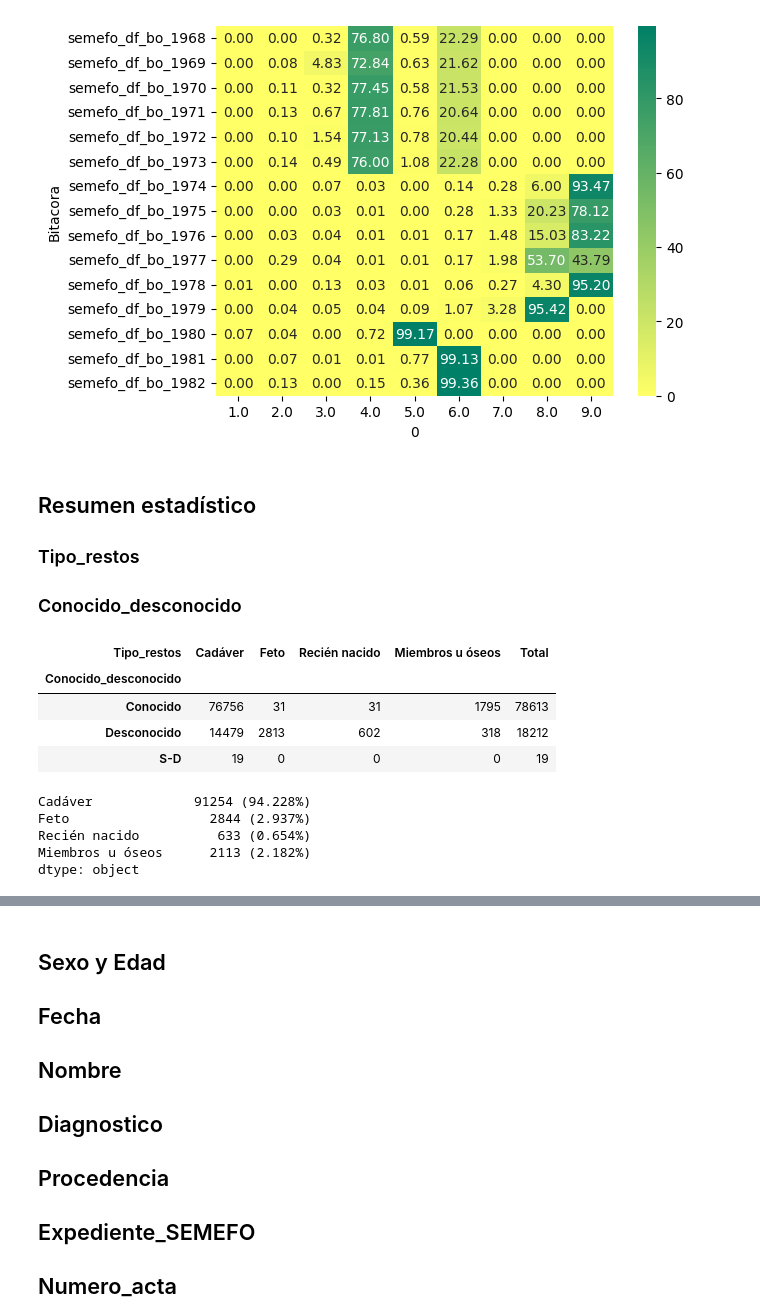
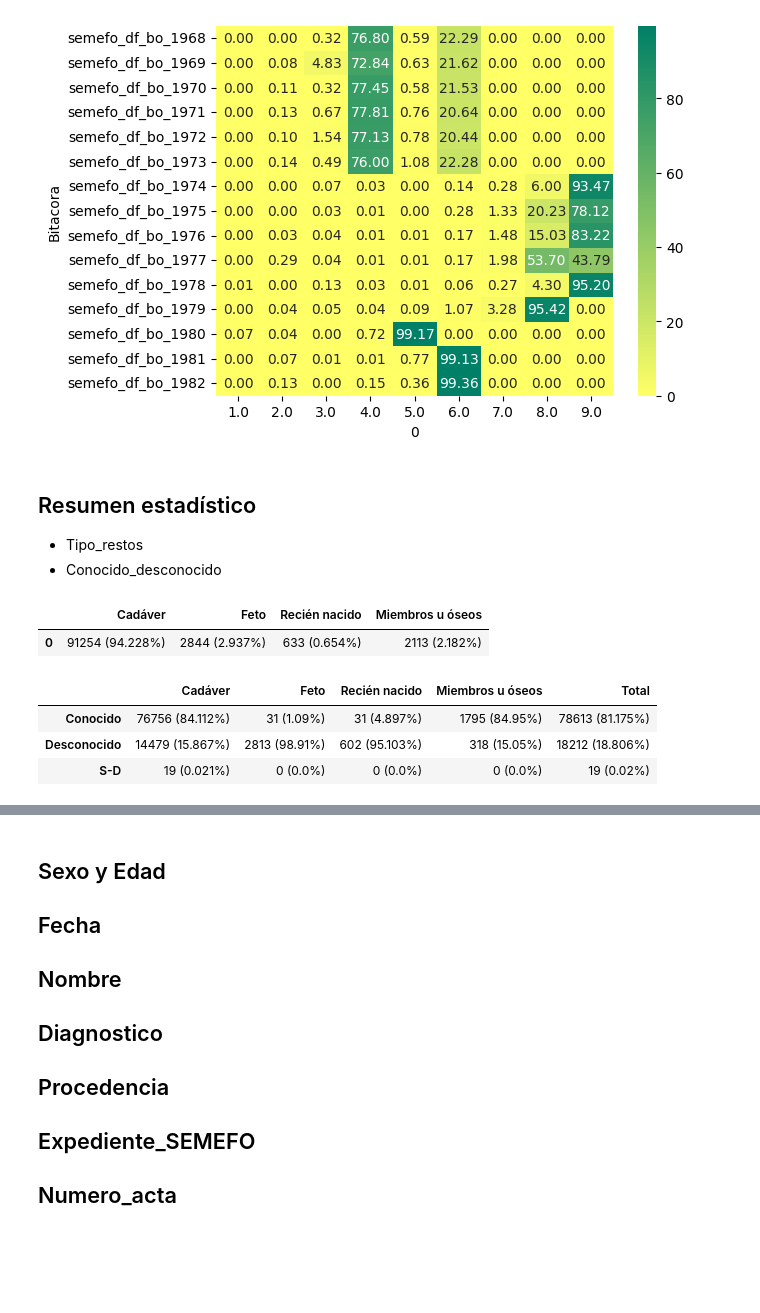
Before and after one commit to mar-esther23/SEMEFO_busqueda, a Jupyter notebook: HBO_analisis.ipynb, the cells around one changed output, grey strips where cells are left out. Drawn from its saved outputs; the diff is of its cells as text; code cells hidden in the pictures; blank space fills up the shorter version.

```diff
--- a/HBO_analisis.ipynb
+++ b/HBO_analisis.ipynb
@@ -192,65 +194,22 @@ sns.heatmap(df_notnan_row_anual*100, cmap='summer_r', annot=True, fmt=".2f")
 # %% [markdown]
 ## Resumen estadístico
 
-### Tipo_restos
-### Conocido_desconocido
+* Tipo_restos
+* Conocido_desconocido
-# %%
-df_desco = df.pivot_table(columns='Tipo_restos', index='Conocido_desconocido', aggfunc='size')
-df_desco['Total'] = df_desco.sum(axis=1)
-df_desco
-# %% [output]
-| Tipo_restos | Cadáver | Feto | Recién nacido | Miembros u óseos | Total |
-| Conocido_desconocido |  |  |  |  |  |
-| Conocido | 76756 | 31 | 31 | 1795 | 78613 |
-| Desconocido | 14479 | 2813 | 602 | 318 | 18212 |
-| S-D | 19 | 0 | 0 | 0 | 19 |
 # %%
-def categorical_to_freq_and_percentage(
-    s: pd.Series,
-    sort_index: bool = True,
-    as_str: bool = True,
-    top_n: int = None,
-    percen_round: int = 3,
-    dropna: bool = True
-):
-    """
-    Summarizes a categorical Series with frequency and percentage per unique value.
-
-    Parameters:
-    - s (pd.Series): Input categorical data.
-    - sort_index (bool): If True, sort output by index; if False, preserve order or sort by frequency.
-    - as_str (bool): If True, return formatted strings like "count (percentage%)".
-    - top_n (int): If provided, limit to top N categories by frequency.
-    - percen_round (int): Decimal places for percentage rounding.
-    - dropna (bool): Whether to exclude NaN values in the input series (default: True).
-
-    Returns:
-    - pd.Series or pd.DataFrame: Summary of categories.
-    """
-    # Calculate frequency and percentage
-    freq = s.value_counts().astype(int)
-    perc = (freq / len(s) * 100)
-    # Round frequency
-    if percen_round is not None:
-        perc = perc.round(percen_round)
-    # Create dataframe
-    data = pd.concat([freq, perc], axis=1)
-    data.columns = ['Frequency', 'Percentage']
-    # Get top_n results
-    if top_n is not None:
-        data = data.sort_values('Frequency', ascending=False).head(top_n)
-    # Sort index, uses categorical index if it exists
-    if sort_index:
-        data = data.sort_index()
-    # Format to string
-    if as_str:
-        data = data.apply(lambda row: f"{int(row['Frequency'])} ({row['Percentage']}%)", axis=1)
-    return data
-
-categorical_to_freq_and_percentage(df['Tipo_restos'])
+categorical_to_freq_and_percentage(df['Tipo_restos']).to_frame().transpose()
 # %% [output]
-Cadáver             91254 (94.228%)
-Feto                  2844 (2.937%)
-Recién nacido          633 (0.654%)
-Miembros u óseos      2113 (2.182%)
-dtype: object
+|  | Cadáver | Feto | Recién nacido | Miembros u óseos |
+| 0 | 91254 (94.228%) | 2844 (2.937%) | 633 (0.654%) | 2113 (2.182%) |
+# %%
+res = dict()
+for k,g in df.groupby('Tipo_restos'):
+    res[k] = categorical_to_freq_and_percentage(g['Conocido_desconocido'])
+res = pd.concat(res, axis=1)
+res['Total'] = categorical_to_freq_and_percentage(df['Conocido_desconocido'])
+res
+# %% [output]
+|  | Cadáver | Feto | Recién nacido | Miembros u óseos | Total |
+| Conocido | 76756 (84.112%) | 31 (1.09%) | 31 (4.897%) | 1795 (84.95%) | 78613 (81.175%) |
+| Desconocido | 14479 (15.867%) | 2813 (98.91%) | 602 (95.103%) | 318 (15.05%) | 18212 (18.806%) |
+| S-D | 19 (0.021%) | 0 (0.0%) | 0 (0.0%) | 0 (0.0%) | 19 (0.02%) |
```
Also changed, not shown: parts of 8 cells of this notebook, 1 other file.
